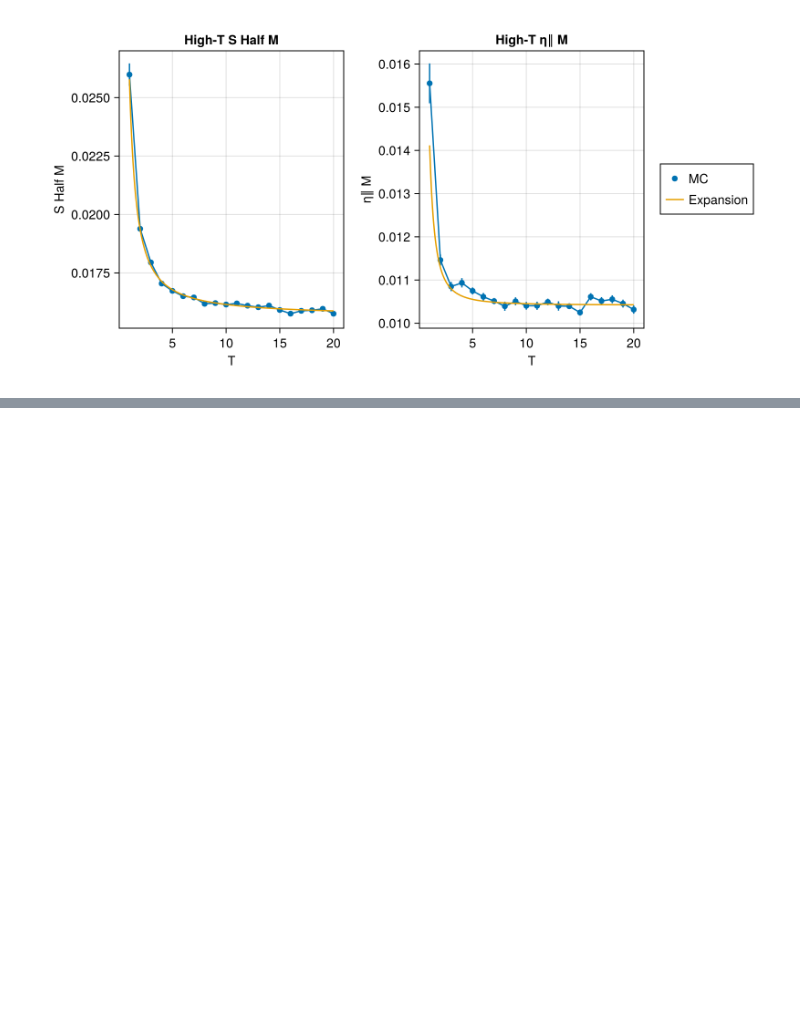
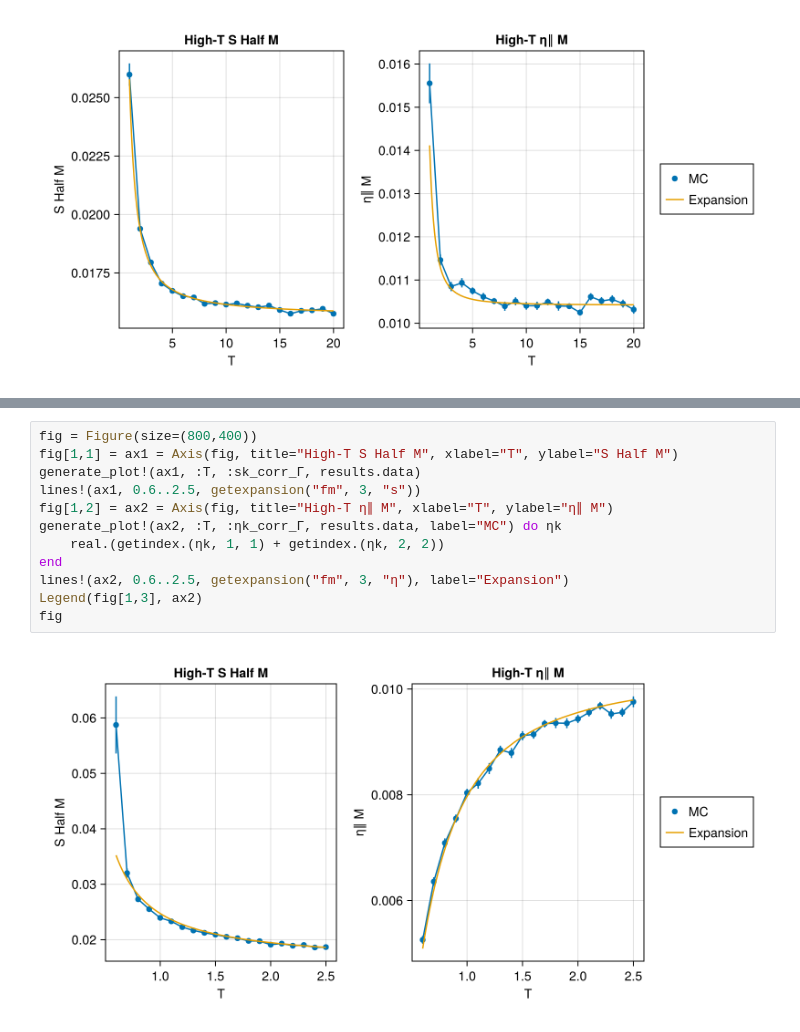
Before and after one commit to PatXue/WignerMolecule.jl, a Jupyter notebook: high-temp/plotting.ipynb, the cells around one changed output, grey strips where cells are left out. Drawn from its saved outputs; the diff is of its cells as text; blank space fills up the shorter version.

```diff
--- a/high-temp/plotting.ipynb
+++ b/high-temp/plotting.ipynb
@@ -140,0 +178,14 @@ fig
+# %%
+fig = Figure(size=(800,400))
+fig[1,1] = ax1 = Axis(fig, title="High-T S Half M", xlabel="T", ylabel="S Half M")
+generate_plot!(ax1, :T, :sk_corr_Γ, results.data)
+lines!(ax1, 0.6..2.5, getexpansion("fm", 3, "s"))
+fig[1,2] = ax2 = Axis(fig, title="High-T η∥ M", xlabel="T", ylabel="η∥ M")
+generate_plot!(ax2, :T, :ηk_corr_Γ, results.data, label="MC") do ηk
+    real.(getindex.(ηk, 1, 1) + getindex.(ηk, 2, 2))
+end
+lines!(ax2, 0.6..2.5, getexpansion("fm", 3, "η"), label="Expansion")
+Legend(fig[1,3], ax2)
+fig
+# %% [output]
+[figure, added]
```
Also changed, not shown: parts of 6 cells of this notebook.
